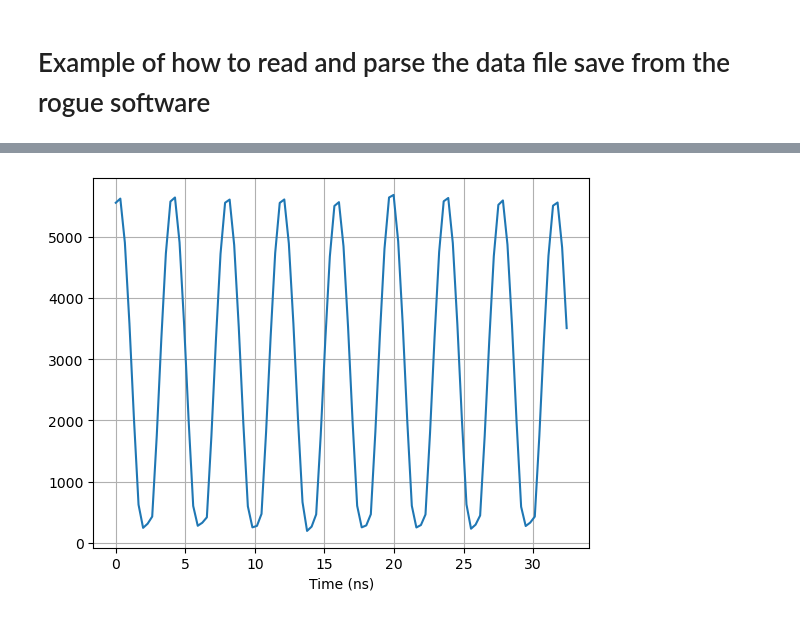
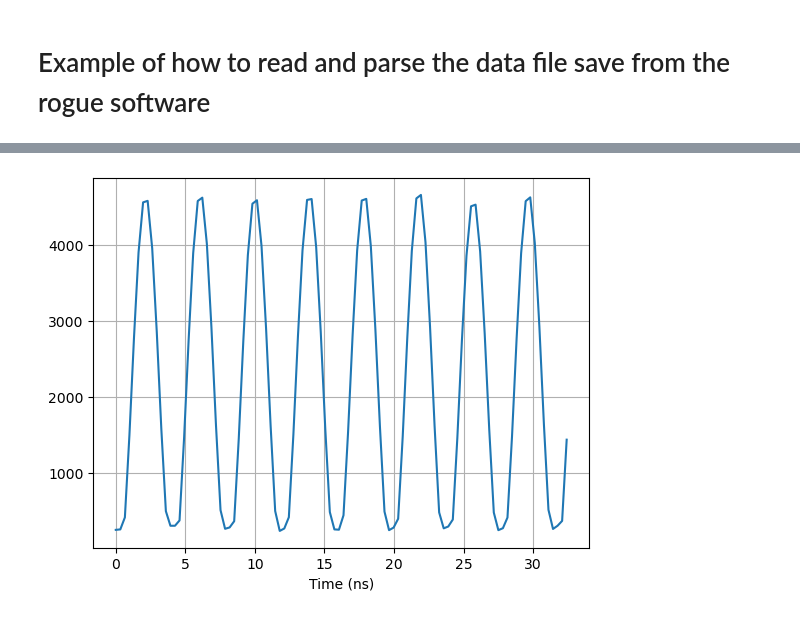
Before and after one commit to slaclab/kek-bpm-rfsoc-dev, a Jupyter notebook: software/notebooks/ExampleDatFileReader.ipynb, the cells around one changed output, grey strips where cells are left out. Saved outputs shown, nothing was run; the diff lists cells and outputs as text; code cells hidden in the pictures.

```diff
--- a/software/notebooks/ExampleDatFileReader.ipynb
+++ b/software/notebooks/ExampleDatFileReader.ipynb
@@ -65,0 +57,12 @@ plt.grid()
+# %%
+# Plot a waveform from zcu111 AMP[3]
+ampFault_zcu111=readfile('example_dataset.dat')[3]
+size = len(ampFault_zcu111[3][1])
+timeBin = 1.0/(0.509*6.0) # Unit of ns for 3.054 GSPS
+timeSteps = np.linspace(0, timeBin*(size-1), num=size)
+
+# Plot the Waveform Full Scale
+#plt.figure(figsize=(7,5))
+plt.plot(timeSteps,ampFault_zcu111[3][1])
+plt.xlabel("Time (ns)")
+plt.grid()
@@ -66,7 +71,7 @@ plt.grid()
 # %%
 # Plot the Waveform Full Scale
-plt.plot(timeSteps[0:100],ampLive[3][1][0:100])
+plt.plot(timeSteps[0:100],ampLive_zcu111[3][1][0:100])
 plt.xlabel("Time (ns)")
 plt.grid()
 # %% [output]
-[figure, old version]
+[figure, new version]
```
Also changed, not shown: parts of 5 cells of this notebook, 1 other file.
